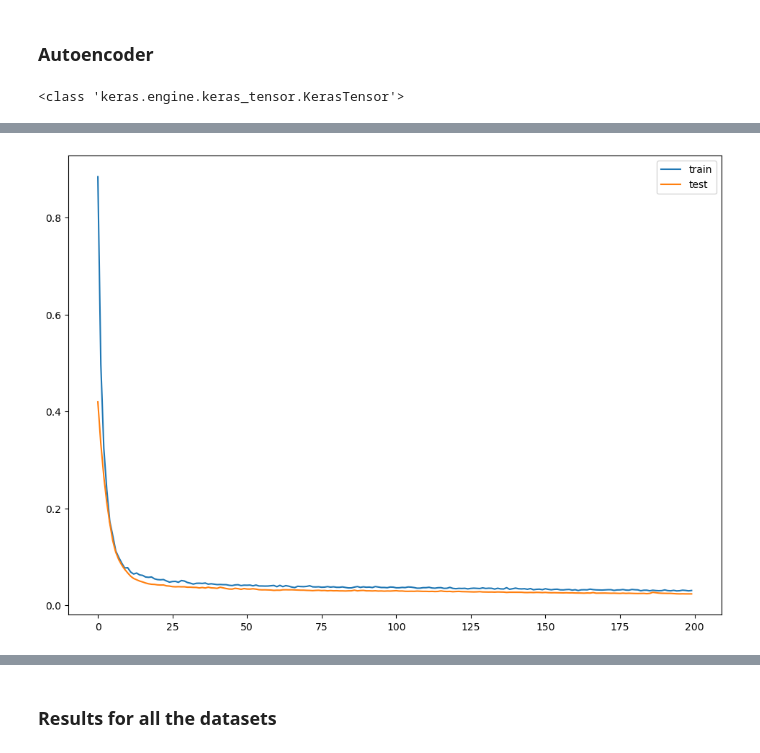
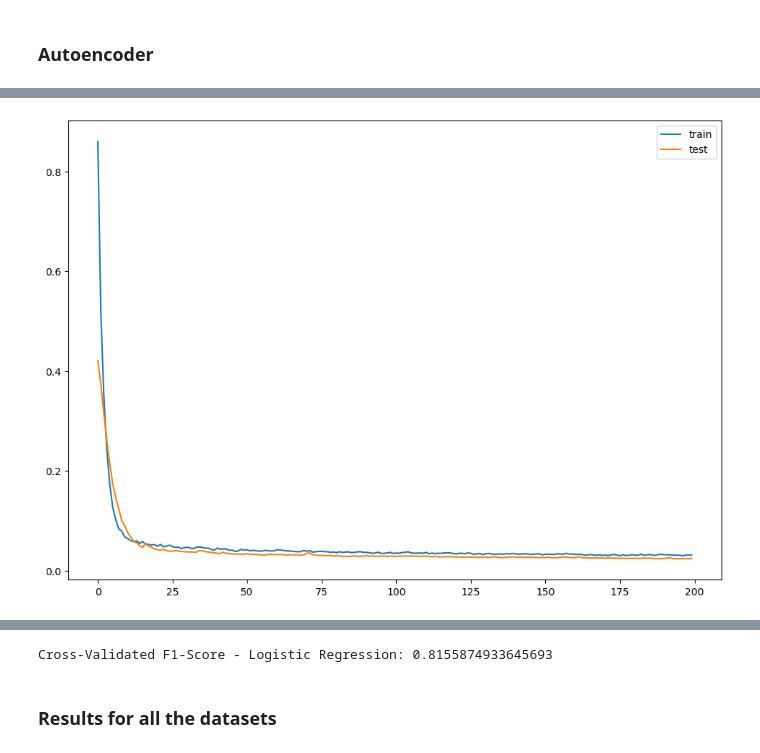
Before and after one commit to santiviquez/lie-detection, a Jupyter notebook: predictors_reliability.ipynb, the cells around one changed output, grey strips where cells are left out. Cells and saved outputs as stored; diff of their text form; code cells hidden in the pictures.

Commit message:
Finish autoencoder feature extractor

```diff
--- a/predictors_reliability.ipynb
+++ b/predictors_reliability.ipynb
@@ -468,5 +421,6 @@ def perform_features_extraction(df, ratio): #ratio define pourcentage of feature
 # %%
-def perform_features_extraction(df, ratio): #ratio define pourcentage of features in bottleneck (latent space)
+def run_autoencoder(df, ratio, epochs, df_name):
+    #ratio define pourcentage of features in bottleneck (latent space)
     X = df.loc[:, df.columns != 'CONDITION']
     y = df.loc[:, df.columns == 'CONDITION']
 
@@ -518,24 +472,33 @@ def perform_features_extraction(df, ratio): #ratio define pourcentage of feature
     #Ploting the model and the loss
     plot_model(model, 'autoencoder_compress.png', show_shapes=True)
 
-    history = model.fit(X_train, X_train, epochs=200, batch_size=16, verbose=2, validation_data=(X_test,X_test))
+    history = model.fit(X_train, X_train, epochs=epochs, batch_size=16, verbose=2, validation_data=(X_test,X_test))
 
     pyplot.plot(history.history['loss'], label='train')
     pyplot.plot(history.history['val_loss'], label='test')
     pyplot.legend()
     pyplot.show()
 
+    # define an encoder model (without the decoder)
+    encoder = Model(inputs=visible, outputs=bottleneck)
+    plot_model(encoder, 'encoder_compress.png', show_shapes=True)
+    # save the encoder to file
+    encoder.save(df_name + '_encoder.h5')
 
-    bottleneck = tf.convert_to_tensor(bottleneck)
-
-    return bottleneck
+    return encoder
-# %%
-print(type(bottleneck))
-# %% [output]
-<class 'keras.engine.keras_tensor.KerasTensor'>
+# %%
+def perform_feature_extraction(df, ratio, epochs, df_name):
+    n_components = int(np.round(ratio * (len(df.columns) - 1)))
+    X = df.loc[:, df.columns != 'CONDITION']
+
+    encoder = run_autoencoder(df, ratio, epochs, df_name)
+
+    X_enc = pd.DataFrame(encoder.predict(X))
+    X_enc.columns = [f"c_{i}" for i in range(n_components)]
+    X_enc = pd.concat([X_enc, df.CONDITION], axis = 1)
+    return X_enc
 # %%
-BF_CTU_df_autoencoder = perform_features_extraction(BF_CTU_df, 0.5)
-compare_clfs(BF_CTU_df_autoencoder, df_name="BF_CTU_SPARSE_AUTOENCODER" )
+BF_CTU_df_autoencoder = perform_feature_extraction(BF_CTU_df, 0.5, epochs=200, df_name="BF_CTU_autoencoder")
 # %% [output]
 You must install pydot (`pip install pydot`) and install graphviz (see instructions at https://graphviz.gitlab.io/download/) for plot_model/model_to_dot to work.
 Epoch 1/200
@@ -557 +520 @@ Epoch 200/200
-[figure, old version]
+[figure, new version]
@@ -559,3 +524,7 @@ AttributeError: 'function' object has no attribute 'loc'
+# %%
+compare_clfs(BF_CTU_df_autoencoder, df_name="BF_CTU_autoencoder")
+# %% [output]
+Cross-Validated F1-Score - Logistic Regression: 0.8155874933645693
 # %% [markdown]
 ### Results for all the datasets
 # %% [markdown]
```
Also changed, not shown: parts of 3 cells of this notebook.
